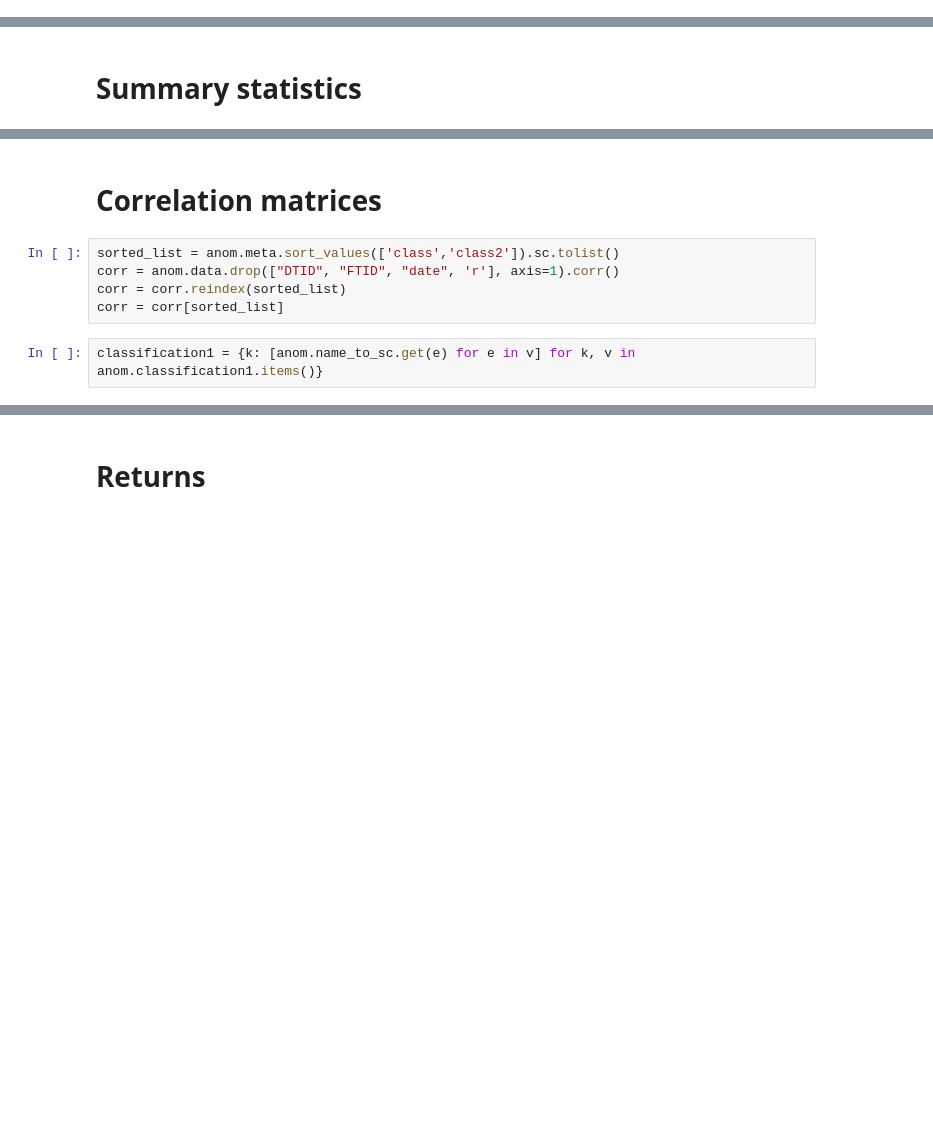
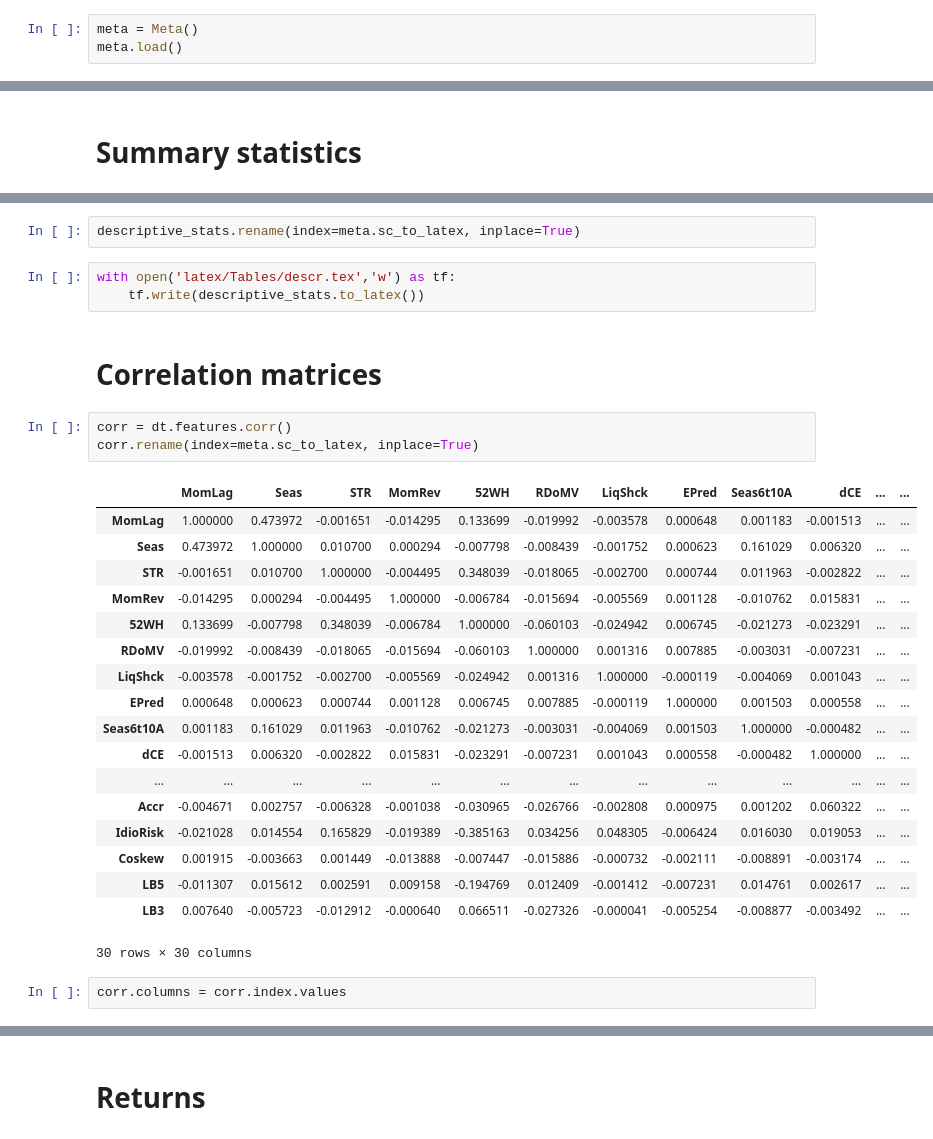
Before and after one commit to karolinachalupova/DiplomaThesis, a Jupyter notebook: summary statistics and correlations.ipynb, the cells around one changed output, grey strips where cells are left out. Drawn from its saved outputs; the diff is of its cells as text; blank space fills up the shorter version.

Commit message:
Update correlations and descr stats

```diff
--- a/summary statistics and correlations.ipynb
+++ b/summary statistics and correlations.ipynb
@@ -23,0 +21,3 @@ anom = Anomalies()
+# %%
+meta = Meta()
+meta.load()
@@ -56,10 +32,32 @@ with open('latex/Tables/descr_ibes.tex','w') as tf:
+# %%
+descriptive_stats.rename(index=meta.sc_to_latex, inplace=True)
+# %%
+with open('latex/Tables/descr.tex','w') as tf:
+    tf.write(descriptive_stats.to_latex())
 # %% [markdown]
 # Correlation matrices
-# %%
-sorted_list = anom.meta.sort_values(['class','class2']).sc.tolist()
-corr = anom.data.drop(["DTID", "FTID", "date", 'r'], axis=1).corr()
-corr = corr.reindex(sorted_list)
-corr = corr[sorted_list]
-# %%
-classification1 = {k: [anom.name_to_sc.get(e) for e in v] for k, v in anom.classification1.items()}
+# %%
+corr = dt.features.corr()
+corr.rename(index=meta.sc_to_latex, inplace=True)
+# %% [output]
+|  | MomLag | Seas | STR | MomRev | 52WH | RDoMV | LiqShck | EPred | Seas6t10A | dCE | ... | ... |
+| MomLag | 1.000000 | 0.473972 | -0.001651 | -0.014295 | 0.133699 | -0.019992 | -0.003578 | 0.000648 | 0.001183 | -0.001513 | ... | ... |
+| Seas | 0.473972 | 1.000000 | 0.010700 | 0.000294 | -0.007798 | -0.008439 | -0.001752 | 0.000623 | 0.161029 | 0.006320 | ... | ... |
+| STR | -0.001651 | 0.010700 | 1.000000 | -0.004495 | 0.348039 | -0.018065 | -0.002700 | 0.000744 | 0.011963 | -0.002822 | ... | ... |
+| MomRev | -0.014295 | 0.000294 | -0.004495 | 1.000000 | -0.006784 | -0.015694 | -0.005569 | 0.001128 | -0.010762 | 0.015831 | ... | ... |
+| 52WH | 0.133699 | -0.007798 | 0.348039 | -0.006784 | 1.000000 | -0.060103 | -0.024942 | 0.006745 | -0.021273 | -0.023291 | ... | ... |
+| RDoMV | -0.019992 | -0.008439 | -0.018065 | -0.015694 | -0.060103 | 1.000000 | 0.001316 | 0.007885 | -0.003031 | -0.007231 | ... | ... |
+| LiqShck | -0.003578 | -0.001752 | -0.002700 | -0.005569 | -0.024942 | 0.001316 | 1.000000 | -0.000119 | -0.004069 | 0.001043 | ... | ... |
+| EPred | 0.000648 | 0.000623 | 0.000744 | 0.001128 | 0.006745 | 0.007885 | -0.000119 | 1.000000 | 0.001503 | 0.000558 | ... | ... |
+| Seas6t10A | 0.001183 | 0.161029 | 0.011963 | -0.010762 | -0.021273 | -0.003031 | -0.004069 | 0.001503 | 1.000000 | -0.000482 | ... | ... |
+| dCE | -0.001513 | 0.006320 | -0.002822 | 0.015831 | -0.023291 | -0.007231 | 0.001043 | 0.000558 | -0.000482 | 1.000000 | ... | ... |
+| ... | ... | ... | ... | ... | ... | ... | ... | ... | ... | ... | ... | ... |
+| Accr | -0.004671 | 0.002757 | -0.006328 | -0.001038 | -0.030965 | -0.026766 | -0.002808 | 0.000975 | 0.001202 | 0.060322 | ... | ... |
+| IdioRisk | -0.021028 | 0.014554 | 0.165829 | -0.019389 | -0.385163 | 0.034256 | 0.048305 | -0.006424 | 0.016030 | 0.019053 | ... | ... |
+| Coskew | 0.001915 | -0.003663 | 0.001449 | -0.013888 | -0.007447 | -0.015886 | -0.000732 | -0.002111 | -0.008891 | -0.003174 | ... | ... |
+| LB5 | -0.011307 | 0.015612 | 0.002591 | 0.009158 | -0.194769 | 0.012409 | -0.001412 | -0.007231 | 0.014761 | 0.002617 | ... | ... |
+| LB3 | 0.007640 | -0.005723 | -0.012912 | -0.000640 | 0.066511 | -0.027326 | -0.000041 | -0.005254 | -0.008877 | -0.003492 | ... | ... |
+30 rows × 30 columns
+# %%
+corr.columns = corr.index.values
 # %%
```
Also changed, not shown: parts of 16 cells of this notebook.
